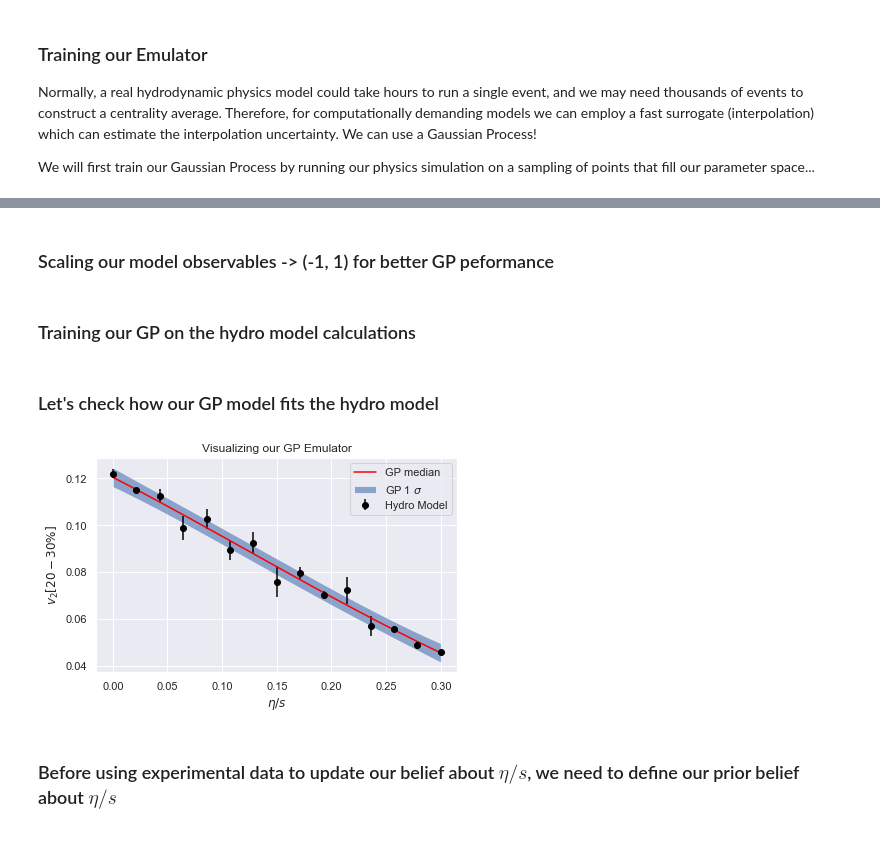
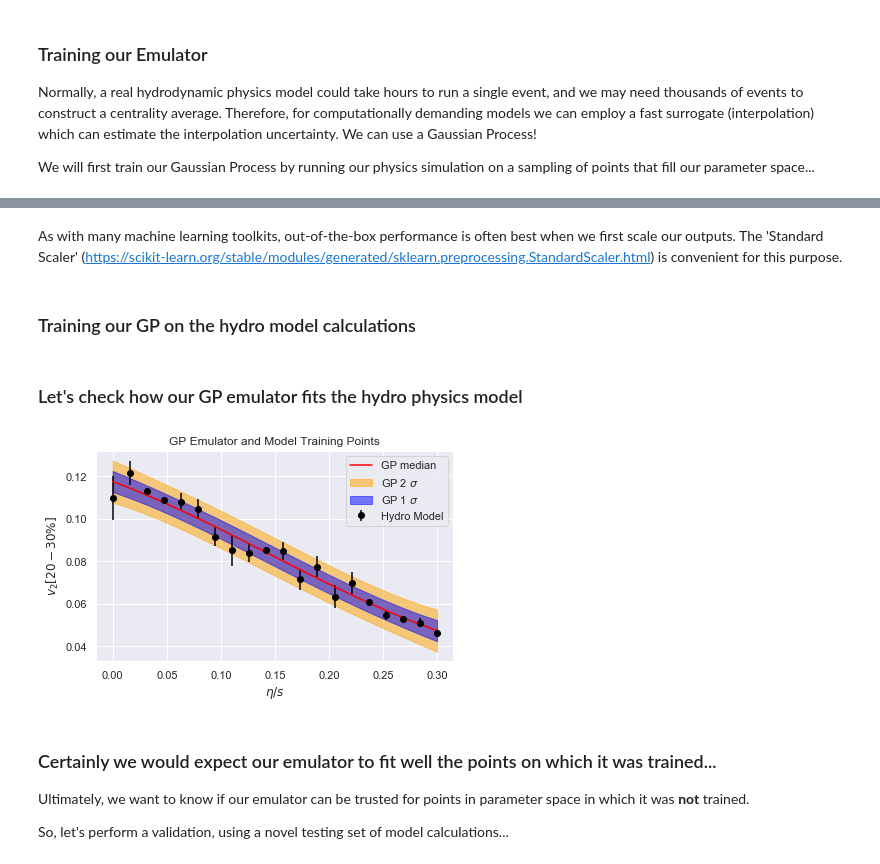
Before and after one commit to derekeverett/simple_bayes_with_GP, a Jupyter notebook: Infer_Shear_Viscosity_from_Flow.ipynb, the cells around one changed output, grey strips where cells are left out. Saved outputs shown, nothing was run; the diff lists cells and outputs as text; code cells hidden in the pictures.

```diff
--- a/Infer_Shear_Viscosity_from_Flow.ipynb
+++ b/Infer_Shear_Viscosity_from_Flow.ipynb
@@ -45,11 +45,9 @@ Normally, a real hydrodynamic physics model could take hours to run a single eve
 
 We will first train our Gaussian Process by running our physics simulation on a sampling of points that fill our parameter space...
 # %%
-#these will be the values of eta/s where we run our hydro model
-n_design_pts = 15 # this sets the number of design points where we will run our hydro model
+n_design_pts = 20 # this sets the number of design points where we will run our hydro model
 eta_over_s_min = 0. # this defines a minmum value for eta/s
 eta_over_s_max = 0.3 # this defines a maximum value for eta/s
-
 
 model_X = np.linspace(eta_over_s_min, eta_over_s_max, n_design_pts).reshape(-1,1)
 
@@ -81,6 +99,6 @@ white_kern = kernels.WhiteKernel(
 my_kernel = (rbf_kern + white_kern)
-# %% [markdown]
-### Scaling our model observables -> (-1, 1) for better GP peformance
+# %% [markdown]
+As with many machine learning toolkits, out-of-the-box performance is often best when we first scale our outputs. The 'Standard Scaler' (https://scikit-learn.org/stable/modules/generated/sklearn.preprocessing.StandardScaler.html) is convenient for this purpose.
 # %%
 model_y_copy = model_y.copy()
 scaler = StandardScaler(copy=True).fit(model_y_copy)
@@ -88,13 +106,14 @@ scaled_model_y = scaler.transform(model_y, copy=True)
 # %% [markdown]
 ### Training our GP on the hydro model calculations
 # %%
+#maximizing the GP likelihood proceeds in an iterative process,
+#beginning with a random seed. We want to be sure we find a global max.,
+#so we restart it several times
 nrestarts=10
 
 #define our Gaussian process, and fit it to the hydro model calculations
 my_gp = GPR(kernel=my_kernel,
          alpha=0.01, # the nugget, to stabilize matrix inversions
          n_restarts_optimizer=nrestarts,
-         ).fit(model_X,
-               scaled_model_y
-              )
+         ).fit(model_X, scaled_model_y)
 # %%
@@ -107,26 +128,31 @@ def emu_predict(eta_over_s):
     dy = scaled_dy * scaler.scale_
     return y, dy
 # %% [markdown]
-### Let's check how our GP model fits the hydro model
+### Let's check how our GP emulator fits the hydro physics model
 # %%
+#make a regular grid to plot our Emulator predictions
 n_test_pts = 100
-gp_X_test = np.linspace(eta_over_s_min, eta_over_s_max, n_test_pts)
+gp_X_plot = np.linspace(eta_over_s_min, eta_over_s_max, n_test_pts)
 
-y_pred, dy_pred = emu_predict(gp_X_test)
+y_pred, dy_pred = emu_predict(gp_X_plot)
 
-plt.plot(gp_X_test, y_pred, color='red', label='GP median')
-plt.fill_between(gp_X_test, y1 = y_pred - dy_pred, y2 = y_pred + dy_pred,
-                 interpolate=True, alpha=0.6, label=r'GP 1 $\sigma$')
-
+plt.plot(gp_X_plot, y_pred, color='red', label='GP median')
+plt.fill_between(gp_X_plot, y1 = y_pred - 2.*dy_pred, y2 = y_pred + 2.*dy_pred,
+                 interpolate=True, alpha=0.5, label=r'GP 2 $\sigma$', color='orange')
+plt.fill_between(gp_X_plot, y1 = y_pred - dy_pred, y2 = y_pred + dy_pred,
+                 interpolate=True, alpha=0.5, label=r'GP 1 $\sigma$', color='blue')
 plt.errorbar(model_X, model_y, model_dy, fmt='o', c='black', label='Hydro Model')
 
 plt.xlabel(r'$\eta/s$')
 plt.ylabel(r'$v_2 [ 20-30\%]$')
-plt.title('Visualizing our GP Emulator')
+plt.title('GP Emulator and Model Training Points')
 plt.legend()
 plt.tight_layout(True)
 plt.show()
 # %% [output]
-[figure, old version]
+[figure, new version]
-# %% [markdown]
-### Before using experimental data to update our belief about $\eta/s$, we need to define our prior belief about $\eta/s$
+# %% [markdown]
+### Certainly we would expect our emulator to fit well the points on which it was trained...
+Ultimately, we want to know if our emulator can be trusted for points in parameter space in which it was **not** trained.
+
+So, let's perform a validation, using a novel testing set of model calculations...
```
Also changed, not shown: parts of 20 cells of this notebook, 1 other file.
